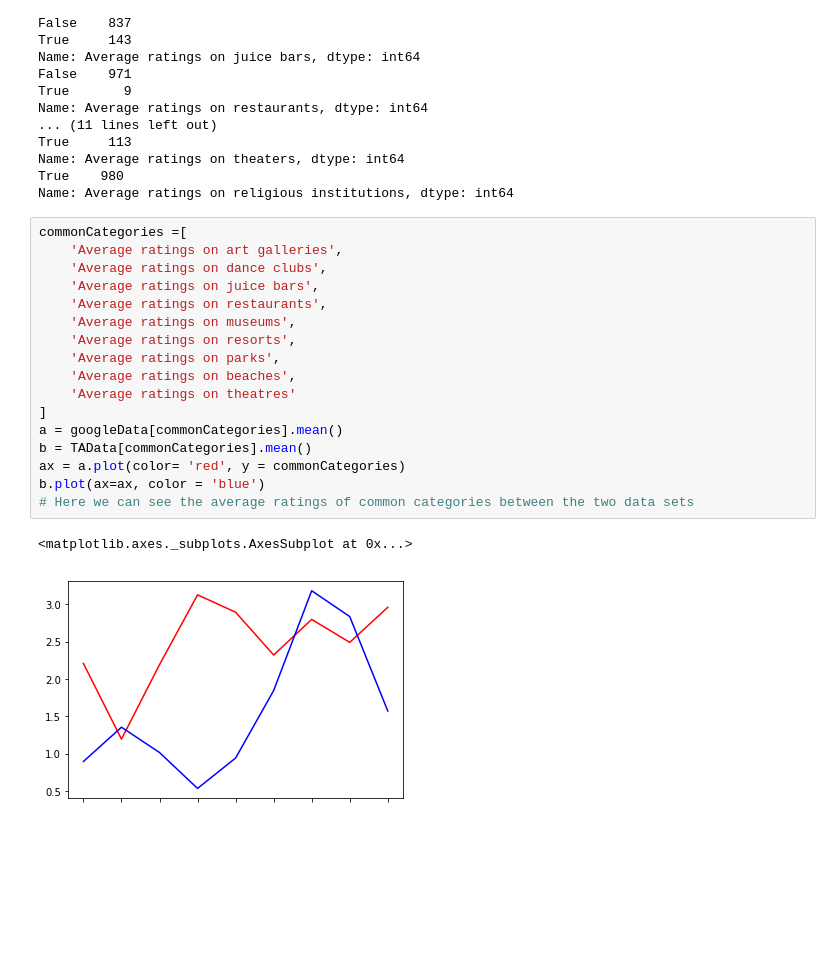
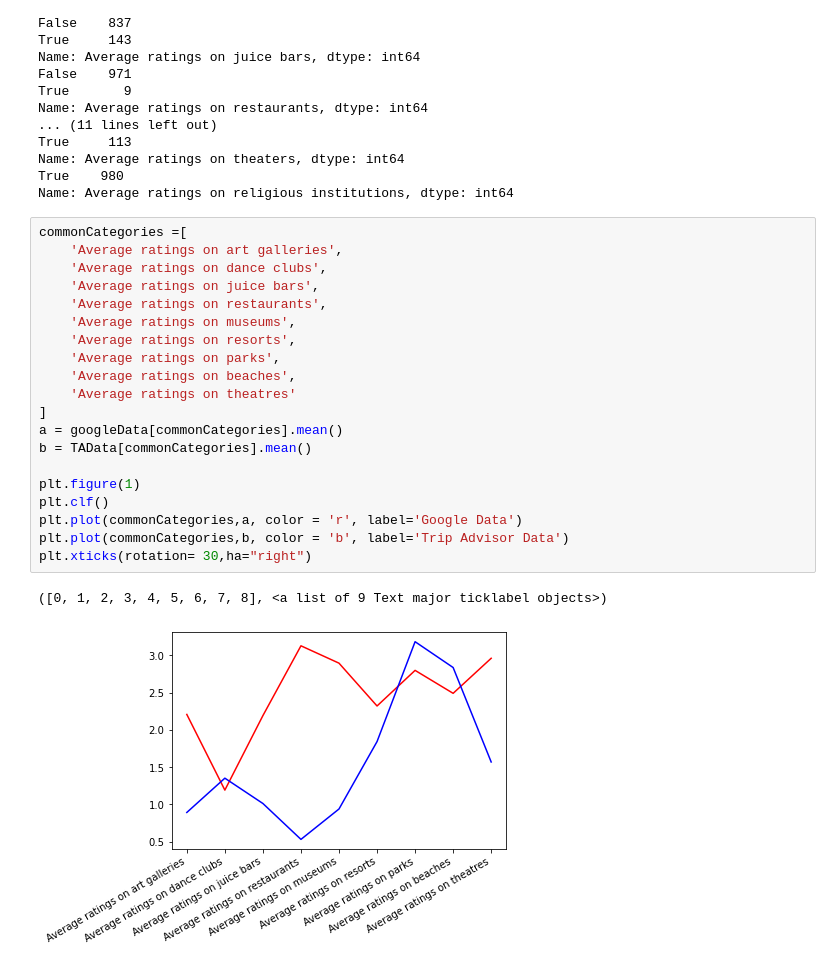
Before and after one commit to vasanth16/relishTravel, a Jupyter notebook: Analyzing Travel Preferences.ipynb, the cells around one changed output. Cells and saved outputs as stored; diff of their text form; blank space fills up the shorter version.

Commit message:
Fixed the horizontal label of the last graph

```diff
--- a/Analyzing Travel Preferences.ipynb
+++ b/Analyzing Travel Preferences.ipynb
@@ -205,20 +195,23 @@ Name: Average ratings on religious institutions, dtype: int64
 # %%
 commonCategories =[
     'Average ratings on art galleries',
     'Average ratings on dance clubs',
     'Average ratings on juice bars',
     'Average ratings on restaurants',
     'Average ratings on museums',
     'Average ratings on resorts',
     'Average ratings on parks',
     'Average ratings on beaches',
     'Average ratings on theatres'
 ]
 a = googleData[commonCategories].mean()
 b = TAData[commonCategories].mean()
-ax = a.plot(color= 'red', y = commonCategories)
-b.plot(ax=ax, color = 'blue')
-# Here we can see the average ratings of common categories between the two data sets
+
+plt.figure(1)
+plt.clf()
+plt.plot(commonCategories,a, color = 'r', label='Google Data')
+plt.plot(commonCategories,b, color = 'b', label='Trip Advisor Data')
+plt.xticks(rotation= 30,ha="right")
 # %% [output]
-<matplotlib.axes._subplots.AxesSubplot at 0x...>
+([0, 1, 2, 3, 4, 5, 6, 7, 8], <a list of 9 Text major ticklabel objects>)
-[figure, old version]
+[figure, new version]
```
Also changed, not shown: parts of 6 cells of this notebook.
